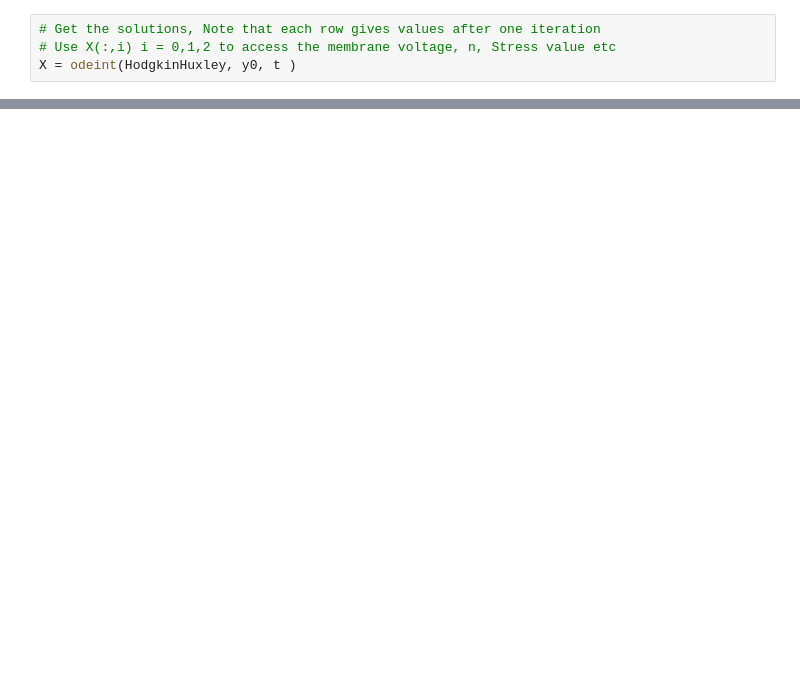
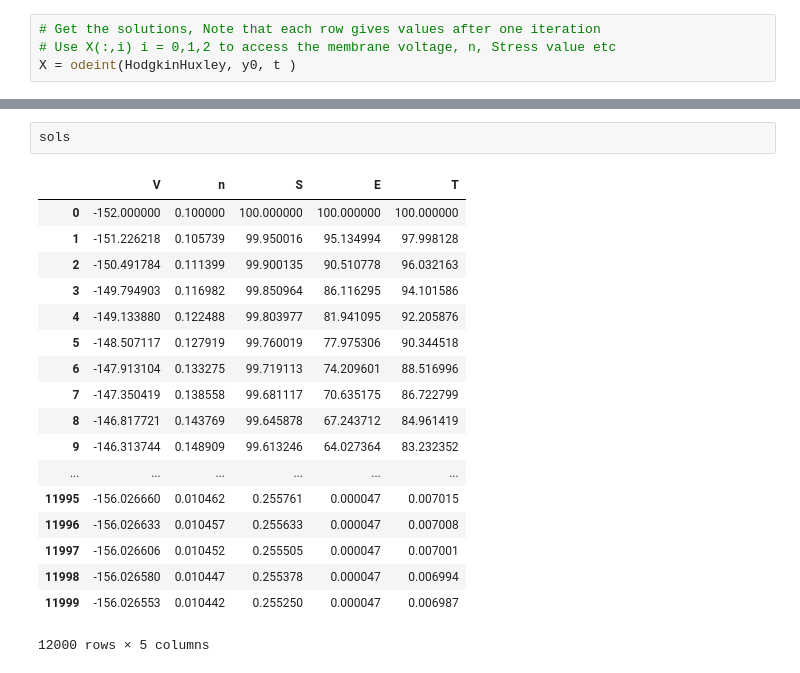
Before and after one commit to quantshah/hh-bio-film-model, a Jupyter notebook: hh.ipynb, the cells around one changed output, grey strips where cells are left out. Cells and saved outputs as stored; diff of their text form; blank space fills up the shorter version.

```diff
--- a/hh.ipynb
+++ b/hh.ipynb
@@ -120,0 +121,21 @@ plt.close()
+# %%
+sols
+# %% [output]
+|  | V | n | S | E | T |
+| 0 | -152.000000 | 0.100000 | 100.000000 | 100.000000 | 100.000000 |
+| 1 | -151.226218 | 0.105739 | 99.950016 | 95.134994 | 97.998128 |
+| 2 | -150.491784 | 0.111399 | 99.900135 | 90.510778 | 96.032163 |
+| 3 | -149.794903 | 0.116982 | 99.850964 | 86.116295 | 94.101586 |
+| 4 | -149.133880 | 0.122488 | 99.803977 | 81.941095 | 92.205876 |
+| 5 | -148.507117 | 0.127919 | 99.760019 | 77.975306 | 90.344518 |
+| 6 | -147.913104 | 0.133275 | 99.719113 | 74.209601 | 88.516996 |
+| 7 | -147.350419 | 0.138558 | 99.681117 | 70.635175 | 86.722799 |
+| 8 | -146.817721 | 0.143769 | 99.645878 | 67.243712 | 84.961419 |
+| 9 | -146.313744 | 0.148909 | 99.613246 | 64.027364 | 83.232352 |
+| ... | ... | ... | ... | ... | ... |
+| 11995 | -156.026660 | 0.010462 | 0.255761 | 0.000047 | 0.007015 |
+| 11996 | -156.026633 | 0.010457 | 0.255633 | 0.000047 | 0.007008 |
+| 11997 | -156.026606 | 0.010452 | 0.255505 | 0.000047 | 0.007001 |
+| 11998 | -156.026580 | 0.010447 | 0.255378 | 0.000047 | 0.006994 |
+| 11999 | -156.026553 | 0.010442 | 0.255250 | 0.000047 | 0.006987 |
+12000 rows × 5 columns
```
Also changed, not shown: parts of 5 cells of this notebook.
